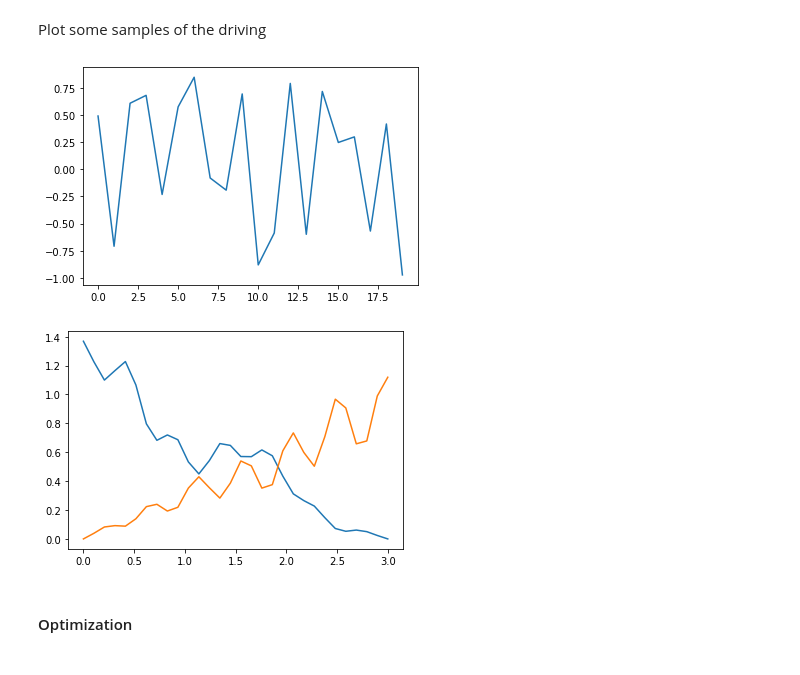
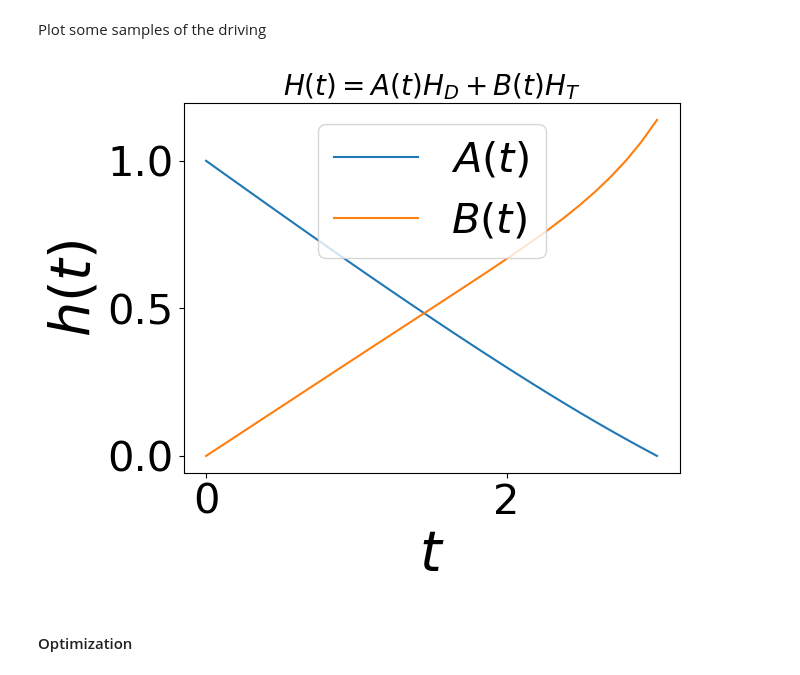
Before and after one commit to emacosta95/2nd_qa4nsm, a Jupyter notebook: optimal_scheduler.ipynb, the cells around one changed output. Drawn from its saved outputs; the diff is of its cells as text; code cells hidden in the pictures.

```diff
--- a/optimal_scheduler.ipynb
+++ b/optimal_scheduler.ipynb
@@ -198,21 +181,28 @@ from scipy.optimize import minimize
 from tqdm import trange
 # %% [markdown]
 Plot some samples of the driving
-# %%
-PowerLawScheduler=Schedule(tf=tf,type='F-CRAB',number_of_parameters=5,nsteps=nsteps,number_target_hamiltonians=1)
-
-PowerLawScheduler.parameters=np.random.uniform(-1,1,size=PowerLawScheduler.parameters.shape[0])
-plt.plot(PowerLawScheduler.parameters)
-plt.show()
-h_driver,h_target=PowerLawScheduler.get_driving()
-
-plt.plot(PowerLawScheduler.time,h_driver)
-plt.plot(PowerLawScheduler.time,h_target)
-
-plt.show()
-# %% [output]
-[figure, removed]
-[figure, removed]
+# %%
+
+# set the h_driver and h_target parametrized scheduler using N_p parameters on a power law function
+PowerLawScheduler=Schedule(tf=tf,type='power law',number_of_parameters=number_of_parameters,nsteps=nsteps,number_target_hamiltonians=1)
+
+# we initialize the parameters randomly (also with zeros is an option)
+PowerLawScheduler.parameters=np.random.uniform(-1,1,size=PowerLawScheduler.parameters.shape[0])
+
+h_driver_scheduler,h_target_scheduler=PowerLawScheduler.get_driving()
+
+# we plot the initial drivings
+plt.plot(PowerLawScheduler.time,h_driver_scheduler,label=r'$A(t)$')
+plt.plot(PowerLawScheduler.time,h_target_scheduler,label=r'$B(t)$')
+plt.xlabel(r'$t$',fontsize=40)
+plt.ylabel(r'$h(t)$',fontsize=40)
+plt.tick_params(labelsize=30)
+plt.legend(fontsize=30)
+plt.title(r'$H(t)=A(t) H_D + B(t) H_T$',fontsize=20)
+
+plt.show()
+# %% [output]
+[figure, added]
 # %% [markdown]
 #### Optimization
 # %%
```
Also changed, not shown: parts of 15 cells of this notebook, 3 other files.
